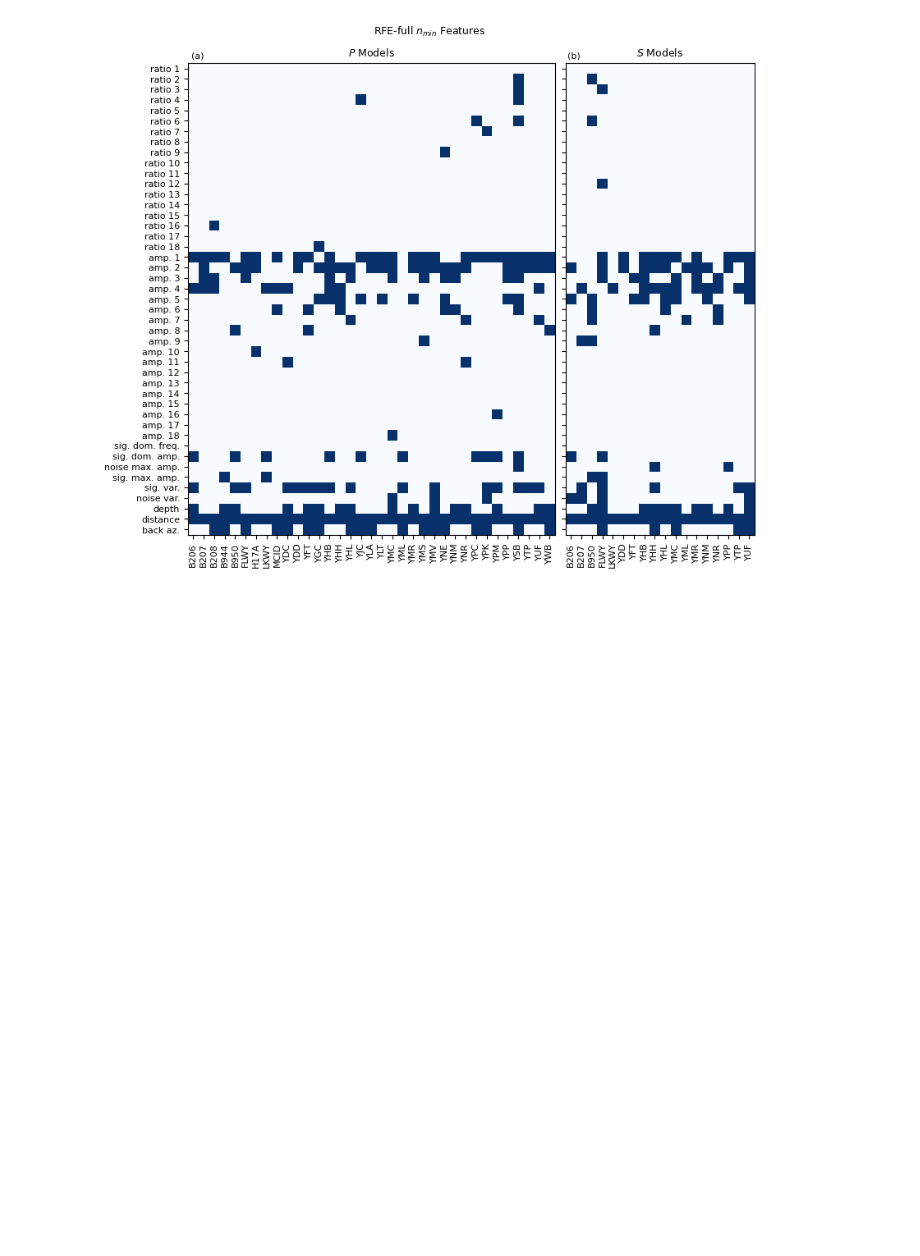
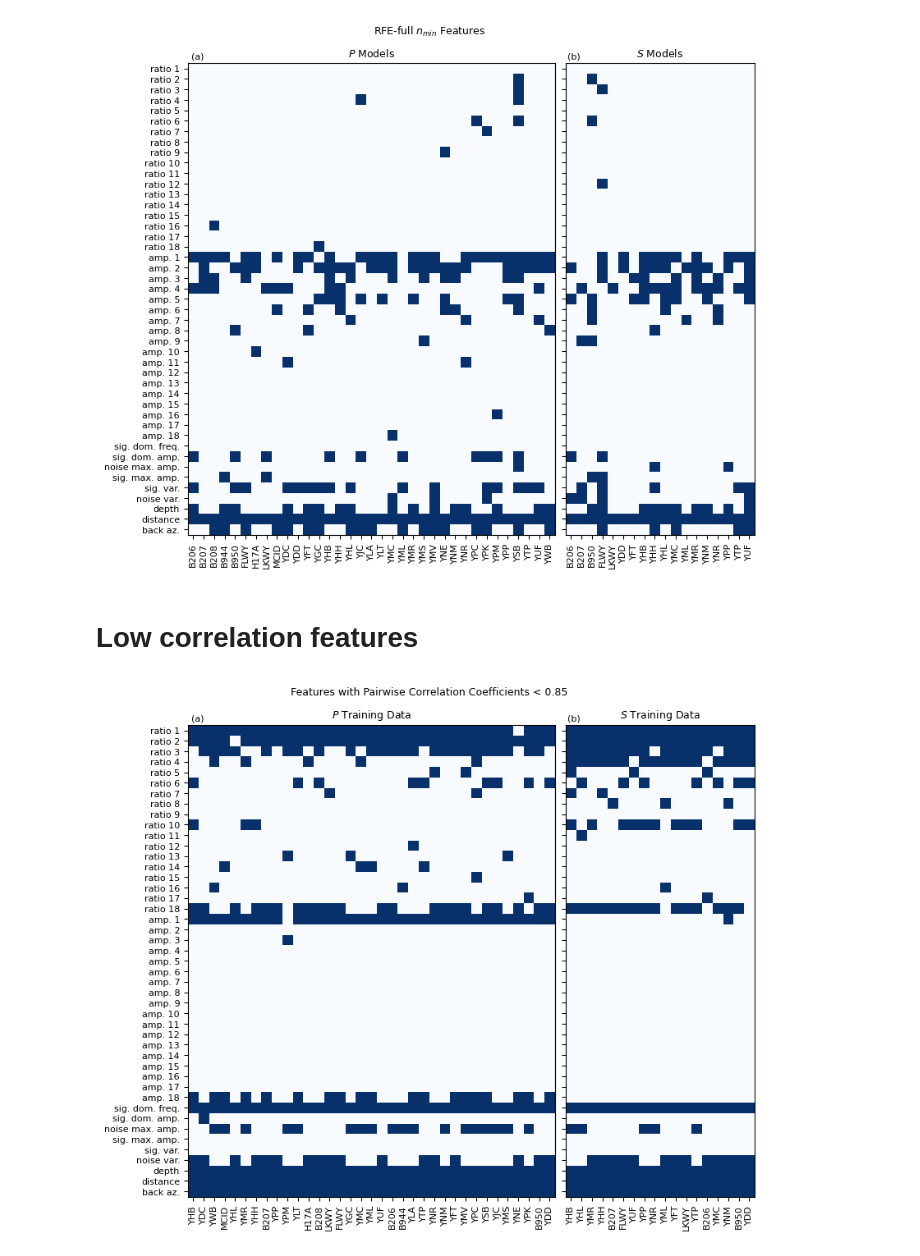
Before and after one commit to armstrong06/featmag, a Jupyter notebook: notebooks_update_rfecv/combinePandSFeatureSelectionHeatmaps.ipynb, the cells around one changed output. Cells and saved outputs as stored; diff of their text form; code cells hidden in the pictures; blank space fills up the shorter version.

Commit message:
save figures for update feature selection

```diff
--- a/notebooks_update_rfecv/combinePandSFeatureSelectionHeatmaps.ipynb
+++ b/notebooks_update_rfecv/combinePandSFeatureSelectionHeatmaps.ipynb
@@ -27,6 +27,9 @@ s_rfecv_best = pd.read_csv(os.path.join(sfeats, 'feature.importance.rfecv.best.c
 s_rfecv_oste = pd.read_csv(os.path.join(sfeats, 'feature.importance.rfecv.oste.csv'))
 s_rfefull_best = pd.read_csv(os.path.join(sfeats, 'feature.importance.rfe.full.best.csv'))
 s_rfefull_oste = pd.read_csv(os.path.join(sfeats, 'feature.importance.rfe.full.oste.csv'))
+
+p_lowcorr = pd.read_csv(os.path.join(datadir, 'lowcorr', 'feature.counts.P.csv'))
+s_lowcorr = pd.read_csv(os.path.join(datadir, 'lowcorr', 'feature.counts.S.csv'))
 # %% [markdown]
 # RFECV Results - Best N
 # %%
@@ -90,2 +93,18 @@ plotting.plot_feature_heatmaps_sidebyside(p_rfefull_oste, s_rfefull_oste,
 # %% [output]
 [figure]
+# %% [markdown]
+# Low correlation features
+# %%
+p_lowcorr = p_lowcorr.rename(columns={'Unnamed: 0':'Feature'})
+s_lowcorr = s_lowcorr.rename(columns={'Unnamed: 0':'Feature'})
+# %%
+plotting.plot_feature_heatmaps_sidebyside(p_lowcorr, s_lowcorr,
+                        colorbar=False,
+                        figsize=(8.0, 6.7),
+                        fontsize=None,
+                        title='Features with Pairwise Correlation Coefficients < 0.85',
+                        p_title='$\it{P}$ Training Data',
+                        s_title='$\it{S}$ Training Data',
+                        savefigname='../figures/feats_heatmaps_lowcorr.png')
+# %% [output]
+[figure, added]
```
Also changed, not shown: parts of 4 cells of this notebook, 10 other files.
